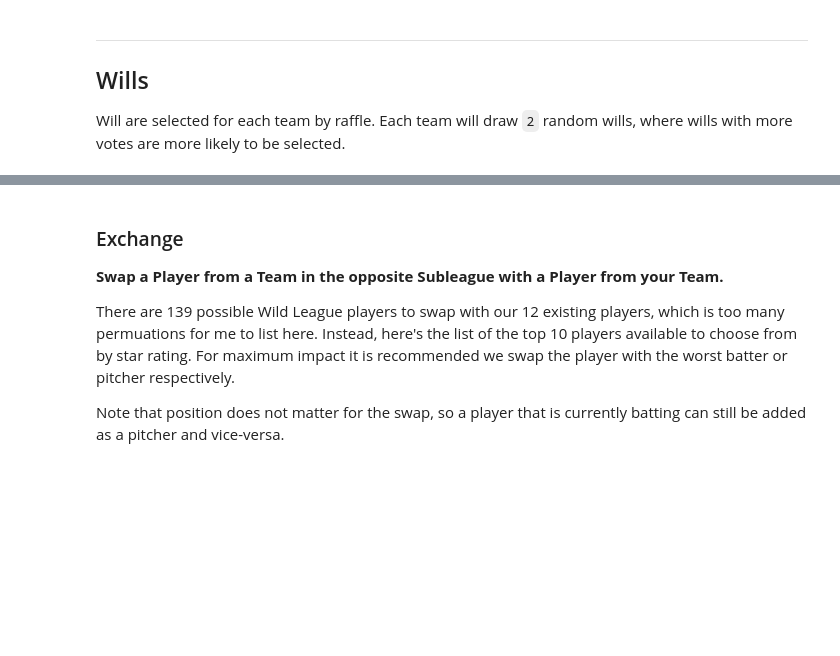
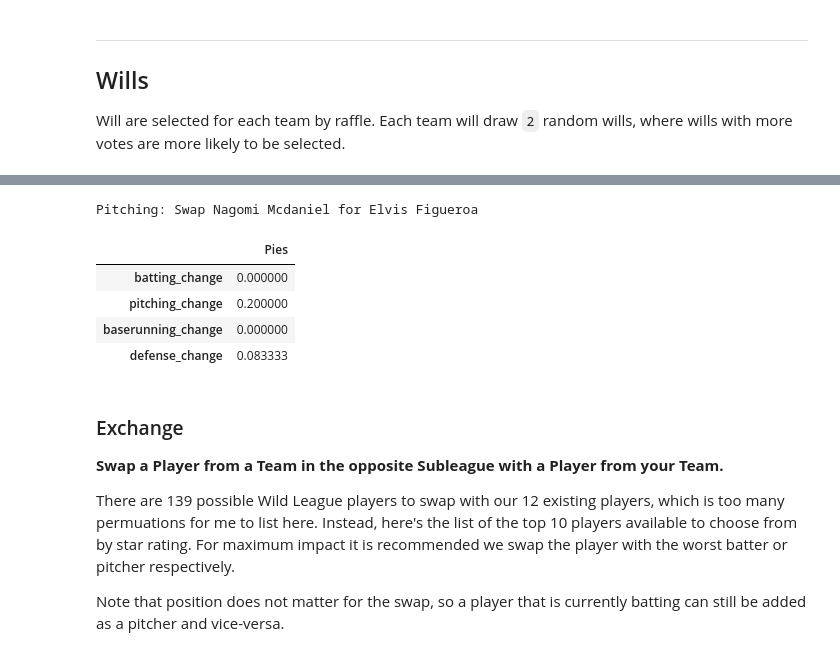
Before and after one commit to robbyblum/blaseball_notebooks, a Jupyter notebook: election_notes/s12.ipynb, the cells around one changed output, grey strips where cells are left out. Cells and saved outputs as stored; diff of their text form; code cells hidden in the pictures; blank space fills up the shorter version.

```diff
--- a/election_notes/s12.ipynb
+++ b/election_notes/s12.ipynb
@@ -67,3 +123,15 @@ IN PROGRESS
+# %%
+best_pitcher = sort_rotation(pies, 1, order="best")[0]
+print(f"Pitching: Swap {best_pitching_idol.name} for {best_pitcher.name}")
+
+pandas.DataFrame(replace_player(pies, best_pitcher, pitch_star=best_pitching_idol.pitching_stars, def_star=best_pitching_idol.defense_stars))
+# %% [output]
+Pitching: Swap Nagomi Mcdaniel for Elvis Figueroa
+|  | Pies |
+| batting_change | 0.000000 |
+| pitching_change | 0.200000 |
+| baserunning_change | 0.000000 |
+| defense_change | 0.083333 |
 # %% [markdown]
 ### Exchange
 **Swap a Player from a Team in the opposite Subleague with a Player from your Team.**
```
Also changed, not shown: parts of 24 cells of this notebook, 1 other file.
